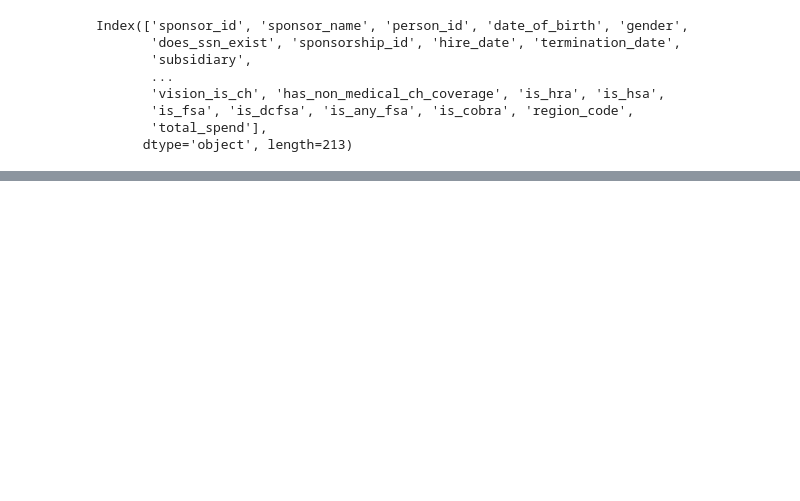
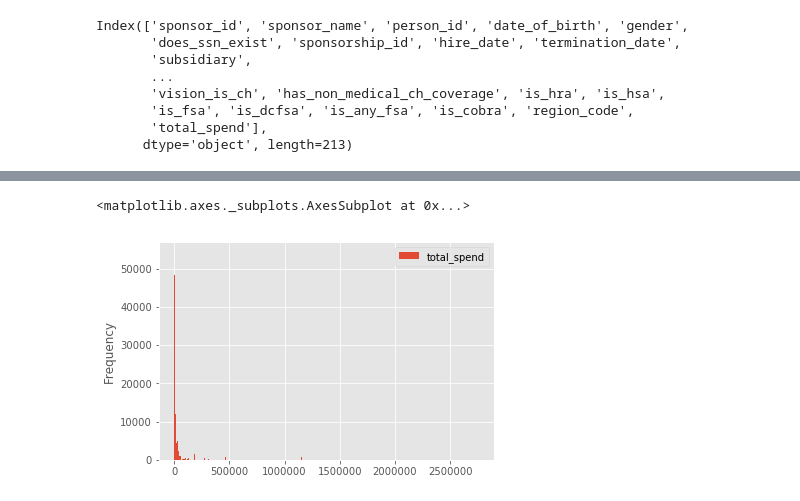
Before and after one commit to jww703/DS-SF-36, a Jupyter notebook: final-project/3/Jacob White Final Project.ipynb, the cells around one changed output, grey strips where cells are left out. Saved outputs shown, nothing was run; the diff lists cells and outputs as text; code cells hidden in the pictures; blank space fills up the shorter version.

```diff
--- a/final-project/3/Jacob White Final Project.ipynb
+++ b/final-project/3/Jacob White Final Project.ipynb
@@ -323,0 +335,5 @@ X = data[['sponsor_name', 'gender', 'msa_code']]
+# %%
+data.plot.hist(y = 'total_spend', bins = 10000)
+# %% [output]
+<matplotlib.axes._subplots.AxesSubplot at 0x...>
+[figure, added]
```
Also changed, not shown: parts of 10 cells of this notebook.
